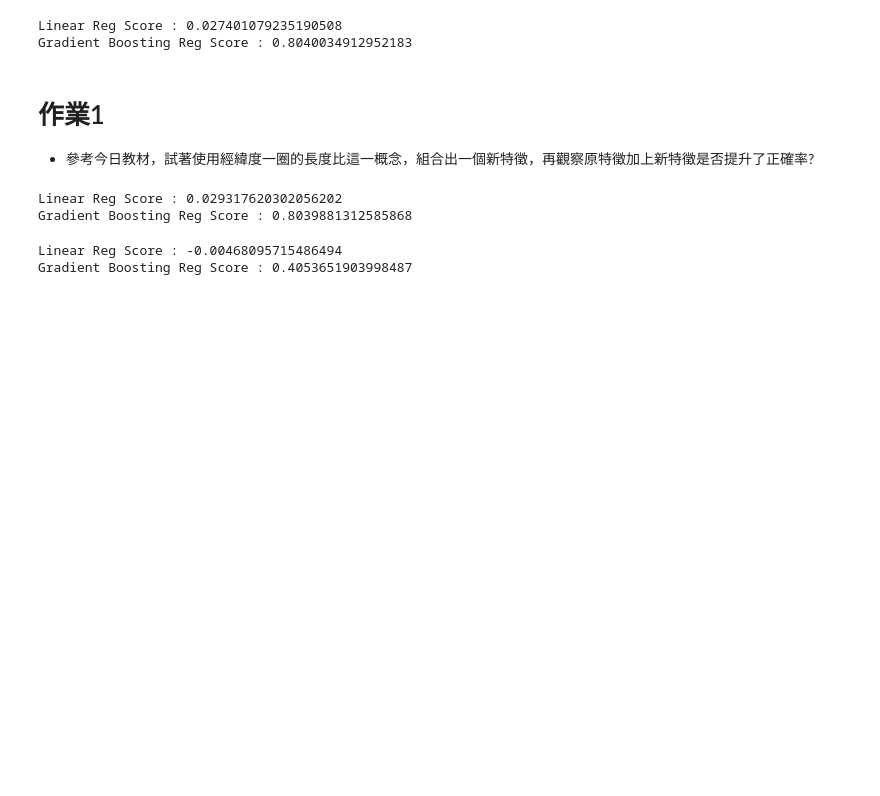
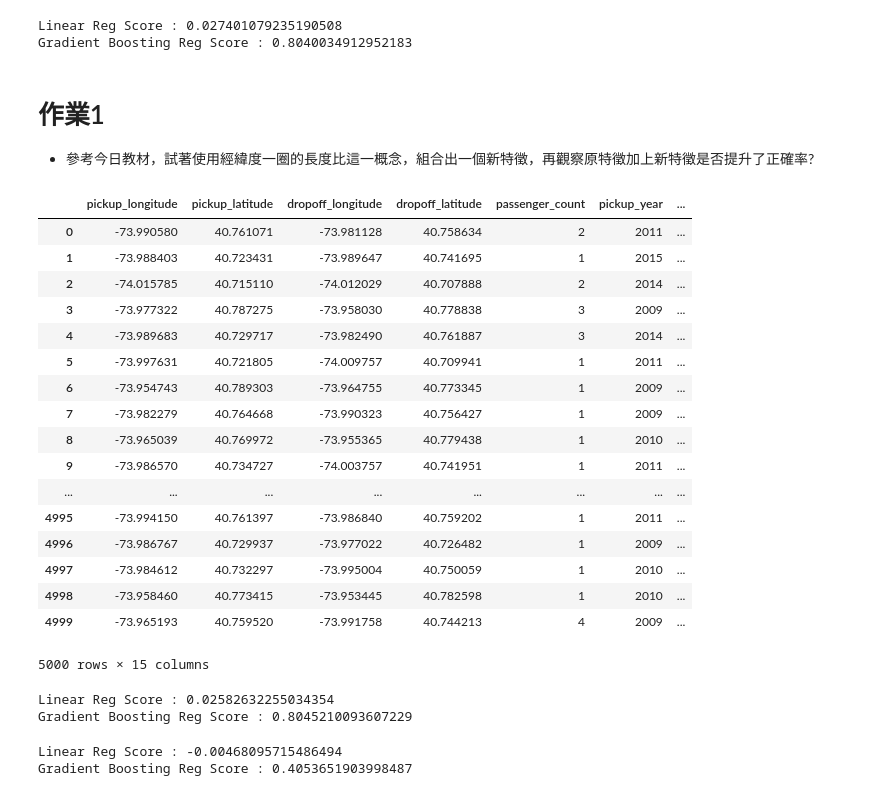
Before and after one commit to ChihHsiangChien/3rd-ML100Days, a Jupyter notebook: homework/Day_028_HW.ipynb, the cells around one changed output. Drawn from its saved outputs; the diff is of its cells as text; code cells hidden in the pictures; blank space fills up the shorter version.

```diff
--- a/homework/Day_028_HW.ipynb
+++ b/homework/Day_028_HW.ipynb
@@ -84,9 +84,30 @@ Gradient Boosting Reg Score : 0.8040034912952183
 # %% [markdown]
 # 作業1
 * 參考今日教材，試著使用經緯度一圈的長度比這一概念，組合出一個新特徵，再觀察原特徵加上新特徵是否提升了正確率?
-# %%
-import math
-df['latitude_longRatio'] = np.cos(df['pickup_latitude']) - np.cos(df['dropoff_latitude'])
+# %%
+import math
+df['distance_real'] = ((df['longitude_diff']*0.75756)**2 + df['latitude_diff']**2)**0.5
+# %%
+df.drop('latitude_longRatio',axis = 1)
+# %% [output]
+|  | pickup_longitude | pickup_latitude | dropoff_longitude | dropoff_latitude | passenger_count | pickup_year | ... |
+| 0 | -73.990580 | 40.761071 | -73.981128 | 40.758634 | 2 | 2011 | ... |
+| 1 | -73.988403 | 40.723431 | -73.989647 | 40.741695 | 1 | 2015 | ... |
+| 2 | -74.015785 | 40.715110 | -74.012029 | 40.707888 | 2 | 2014 | ... |
+| 3 | -73.977322 | 40.787275 | -73.958030 | 40.778838 | 3 | 2009 | ... |
+| 4 | -73.989683 | 40.729717 | -73.982490 | 40.761887 | 3 | 2014 | ... |
+| 5 | -73.997631 | 40.721805 | -74.009757 | 40.709941 | 1 | 2011 | ... |
+| 6 | -73.954743 | 40.789303 | -73.964755 | 40.773345 | 1 | 2009 | ... |
+| 7 | -73.982279 | 40.764668 | -73.990323 | 40.756427 | 1 | 2009 | ... |
+| 8 | -73.965039 | 40.769972 | -73.955365 | 40.779438 | 1 | 2010 | ... |
+| 9 | -73.986570 | 40.734727 | -74.003757 | 40.741951 | 1 | 2011 | ... |
+| ... | ... | ... | ... | ... | ... | ... | ... |
+| 4995 | -73.994150 | 40.761397 | -73.986840 | 40.759202 | 1 | 2011 | ... |
+| 4996 | -73.986767 | 40.729937 | -73.977022 | 40.726482 | 1 | 2009 | ... |
+| 4997 | -73.984612 | 40.732297 | -73.995004 | 40.750059 | 1 | 2010 | ... |
+| 4998 | -73.958460 | 40.773415 | -73.953445 | 40.782598 | 1 | 2010 | ... |
+| 4999 | -73.965193 | 40.759520 | -73.991758 | 40.744213 | 4 | 2009 | ... |
+5000 rows × 15 columns
 # %%
 import math
 
@@ -95,8 +116,8 @@ train_X = scaler.fit_transform(df)
 print(f'Linear Reg Score : {cross_val_score(Linear, train_X, train_Y, cv=5).mean()}')
 print(f'Gradient Boosting Reg Score : {cross_val_score(GDBT, train_X, train_Y, cv=5).mean()}')
 # %% [output]
-Linear Reg Score : 0.029317620302056202
-Gradient Boosting Reg Score : 0.8039881312585868
+Linear Reg Score : 0.02582632255034354
+Gradient Boosting Reg Score : 0.8045210093607229
 # %%
 train_X = scaler.fit_transform(df[['latitude_longRatio']])
 print(f'Linear Reg Score : {cross_val_score(Linear, train_X, train_Y, cv=5).mean()}')
```
Also changed, not shown: parts of 1 cell of this notebook.
